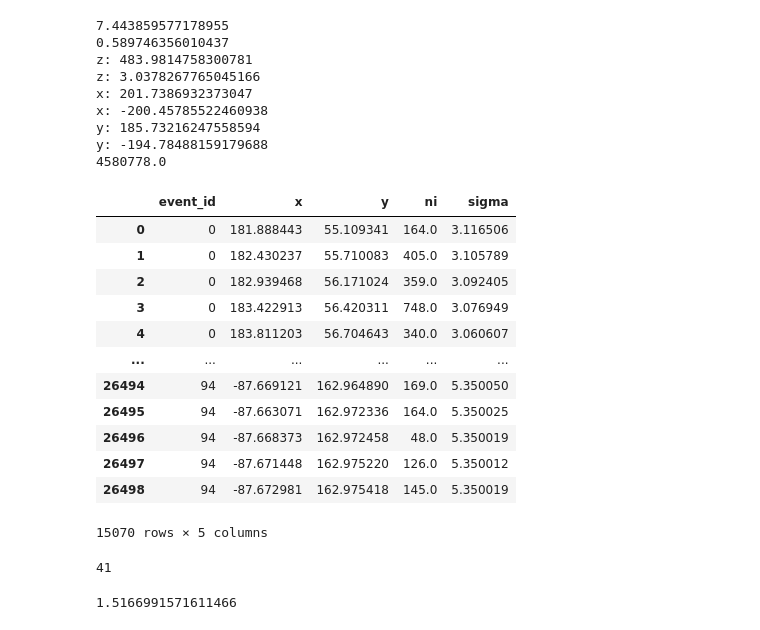
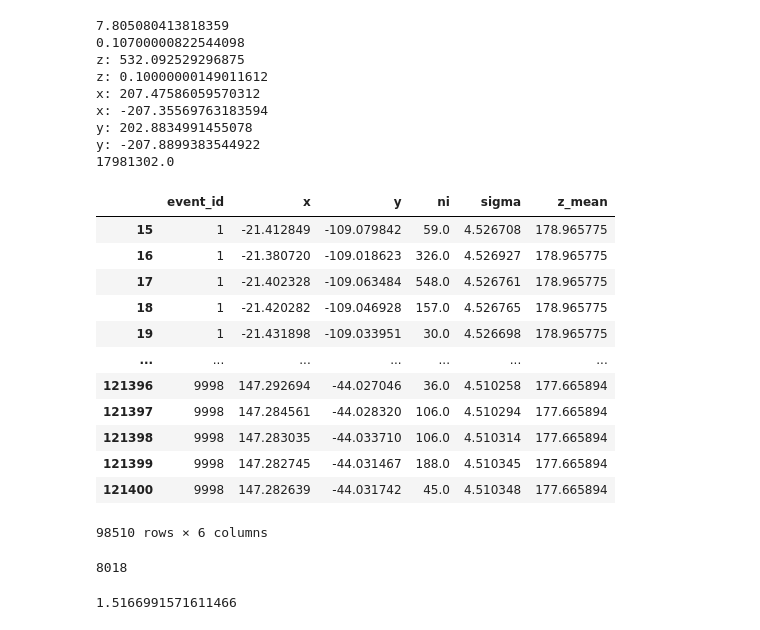
Before and after one commit to kvjmistry/GarfieldCode, a Jupyter notebook: Electroluminescence/notebooks/CalcTrackRes.ipynb, the cells around one changed output. Saved outputs shown, nothing was run; the diff lists cells and outputs as text; code cells hidden in the pictures.

```diff
--- a/Electroluminescence/notebooks/CalcTrackRes.ipynb
+++ b/Electroluminescence/notebooks/CalcTrackRes.ipynb
@@ -54,7 +55,7 @@ display(unitcell)
 # %%
 # Load in the input file
 
-mode = "bb"
+mode = "kr"
 
 
 if (mode == "kr"):
@@ -90,57 +91,63 @@ if (mode == "bb"):
 # Change the units of energy to eV
 hits["energy"] = hits["energy"]*1e6
 hits["ni"] = hits["energy"]/22.0
 hits["ni"] = hits["ni"].round()
 
 # Calculate the transverse diffusion sigma
 D_T = 1.07 # mm/cm^0.5
 hits["sigma"] = np.sqrt(hits["z"] * 0.1) * D_T # [mm]
 print(hits["sigma"].max())
 print(hits["sigma"].min())
 
 print("z:", hits["z"].max())
 print("z:", hits["z"].min())
 
 print("x:", hits["x"].max())
 print("x:", hits["x"].min())
 
 print("y:", hits["y"].max())
 print("y:", hits["y"].min())
 
 print(hits["ni"].sum())
 
 # Get rid of hits that do not have any energy deposits
 hits = hits[hits["ni"] != 0]
 
 # Drop the energy and z columns
-hits = hits.drop(columns = ["z", "energy"])
+hits = hits.drop(columns = ["energy"])
+
+
+# Get the average z position of the event
+hits['z_mean'] = hits.groupby(["event_id"])["z"].transform('mean')
+hits = hits.drop(columns = ["z"])
+hits = hits[hits["z_mean"] > 100]
 
 display(hits)
 print(len(hits.event_id.unique()))
 # %% [output]
-7.443859577178955
-0.589746356010437
-z: 483.9814758300781
-z: 3.0378267765045166
-x: 201.7386932373047
-x: -200.45785522460938
-y: 185.73216247558594
-y: -194.78488159179688
-4580778.0
+7.805080413818359
+0.10700000822544098
+z: 532.092529296875
+z: 0.10000000149011612
+x: 207.47586059570312
+x: -207.35569763183594
+y: 202.8834991455078
+y: -207.8899383544922
+17981302.0
-|  | event_id | x | y | ni | sigma |
-| 0 | 0 | 181.888443 | 55.109341 | 164.0 | 3.116506 |
-| 1 | 0 | 182.430237 | 55.710083 | 405.0 | 3.105789 |
-| 2 | 0 | 182.939468 | 56.171024 | 359.0 | 3.092405 |
-| 3 | 0 | 183.422913 | 56.420311 | 748.0 | 3.076949 |
-| 4 | 0 | 183.811203 | 56.704643 | 340.0 | 3.060607 |
-| ... | ... | ... | ... | ... | ... |
-| 26494 | 94 | -87.669121 | 162.964890 | 169.0 | 5.350050 |
-| 26495 | 94 | -87.663071 | 162.972336 | 164.0 | 5.350025 |
-| 26496 | 94 | -87.668373 | 162.972458 | 48.0 | 5.350019 |
-| 26497 | 94 | -87.671448 | 162.975220 | 126.0 | 5.350012 |
-| 26498 | 94 | -87.672981 | 162.975418 | 145.0 | 5.350019 |
+|  | event_id | x | y | ni | sigma | z_mean |
+| 15 | 1 | -21.412849 | -109.079842 | 59.0 | 4.526708 | 178.965775 |
+| 16 | 1 | -21.380720 | -109.018623 | 326.0 | 4.526927 | 178.965775 |
+| 17 | 1 | -21.402328 | -109.063484 | 548.0 | 4.526761 | 178.965775 |
+| 18 | 1 | -21.420282 | -109.046928 | 157.0 | 4.526765 | 178.965775 |
+| 19 | 1 | -21.431898 | -109.033951 | 30.0 | 4.526698 | 178.965775 |
+| ... | ... | ... | ... | ... | ... | ... |
+| 121396 | 9998 | 147.292694 | -44.027046 | 36.0 | 4.510258 | 177.665894 |
+| 121397 | 9998 | 147.284561 | -44.028320 | 106.0 | 4.510294 | 177.665894 |
+| 121398 | 9998 | 147.283035 | -44.033710 | 106.0 | 4.510314 | 177.665894 |
+| 121399 | 9998 | 147.282745 | -44.031467 | 188.0 | 4.510345 | 177.665894 |
+| 121400 | 9998 | 147.282639 | -44.031742 | 45.0 | 4.510348 | 177.665894 |
-15070 rows × 5 columns
+98510 rows × 6 columns
-41
+8018
 # %%
 # Transform x, y positions to unit cell positions
 hexsize = (1.25+0.127/2.0)/(np.cos(30*np.pi/180))
```
Also changed, not shown: parts of 3 cells of this notebook, 1 other file.
